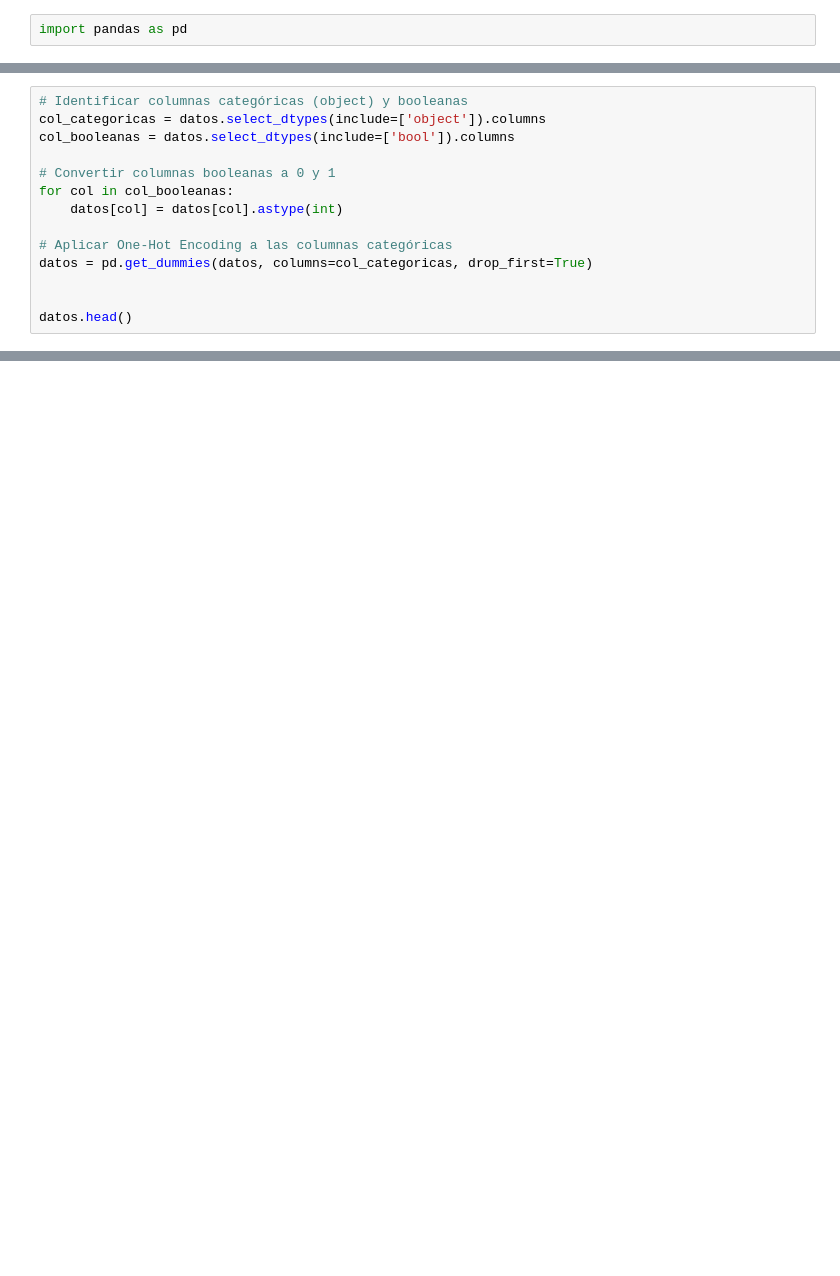
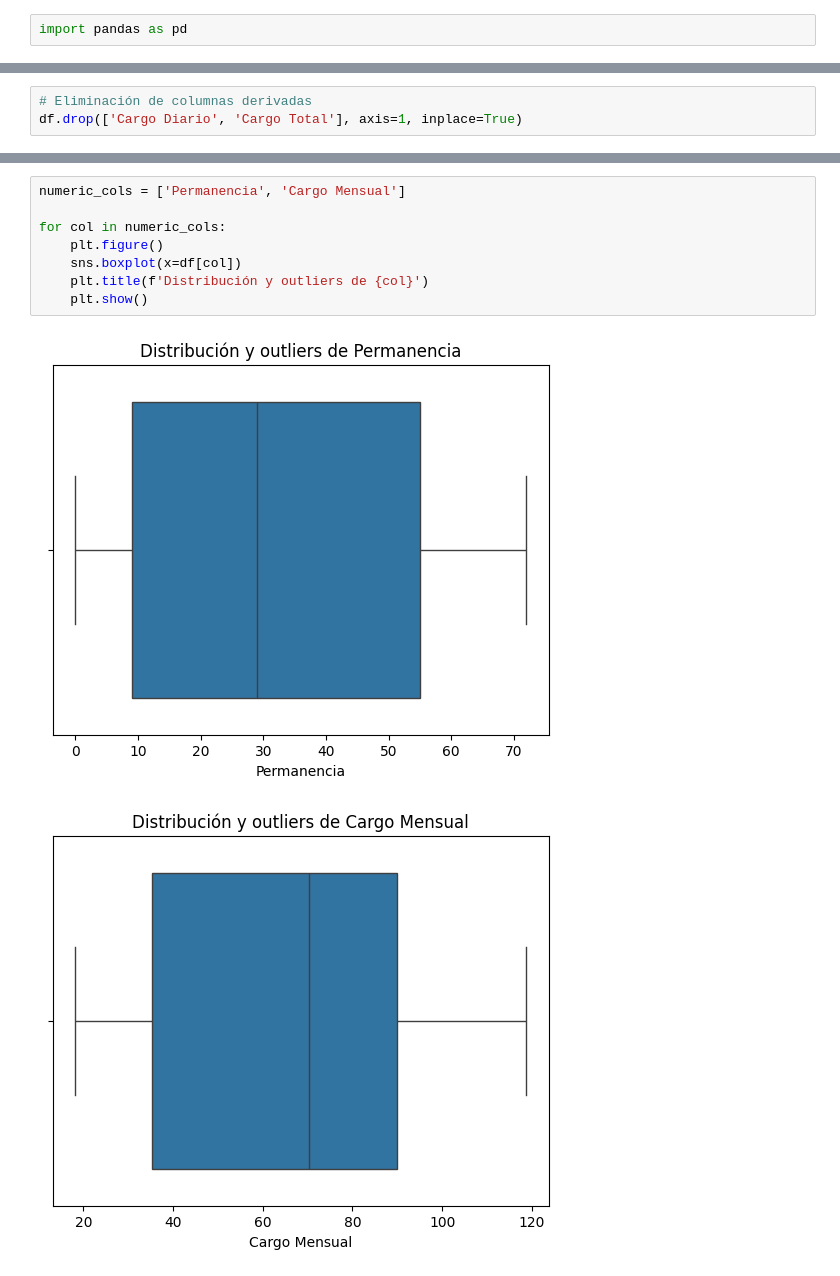
Before and after one commit to zelys/machine-learning, a Jupyter notebook: Challenge Telecom X/parte 2 - análisis de evasión de clientes/challenge_telecom_2.ipynb, the cells around one changed output, grey strips where cells are left out. Drawn from its saved outputs; the diff is of its cells as text; blank space fills up the shorter version.

```diff
--- a/Challenge Telecom X/parte 2 - análisis de evasión de clientes/challenge_telecom_2.ipynb
+++ b/Challenge Telecom X/parte 2 - análisis de evasión de clientes/challenge_telecom_2.ipynb
@@ -59,14 +6,0 @@ Adicionalmente, convertiremos las columnas booleanas (True/False) a su represent
-# %%
-# Identificar columnas categóricas (object) y booleanas
-col_categoricas = datos.select_dtypes(include=['object']).columns
-col_booleanas = datos.select_dtypes(include=['bool']).columns
-
-# Convertir columnas booleanas a 0 y 1
-for col in col_booleanas:
-    datos[col] = datos[col].astype(int)
-
-# Aplicar One-Hot Encoding a las columnas categóricas
-datos = pd.get_dummies(datos, columns=col_categoricas, drop_first=True)
-
-
-datos.head()
@@ -354,0 +113,3 @@ Basado en las observaciones, podemos definir dos perfiles claros:
+# %%
+# Eliminación de columnas derivadas
+df.drop(['Cargo Diario', 'Cargo Total'], axis=1, inplace=True)
@@ -354,0 +201,11 @@ Basado en las observaciones, podemos definir dos perfiles claros:
+# %%
+numeric_cols = ['Permanencia', 'Cargo Mensual']
+
+for col in numeric_cols:
+    plt.figure()
+    sns.boxplot(x=df[col])
+    plt.title(f'Distribución y outliers de {col}')
+    plt.show()
+# %% [output]
+[figure, added]
+[figure, added]
```
Also changed, not shown: parts of 162 cells of this notebook, 32 other files.
